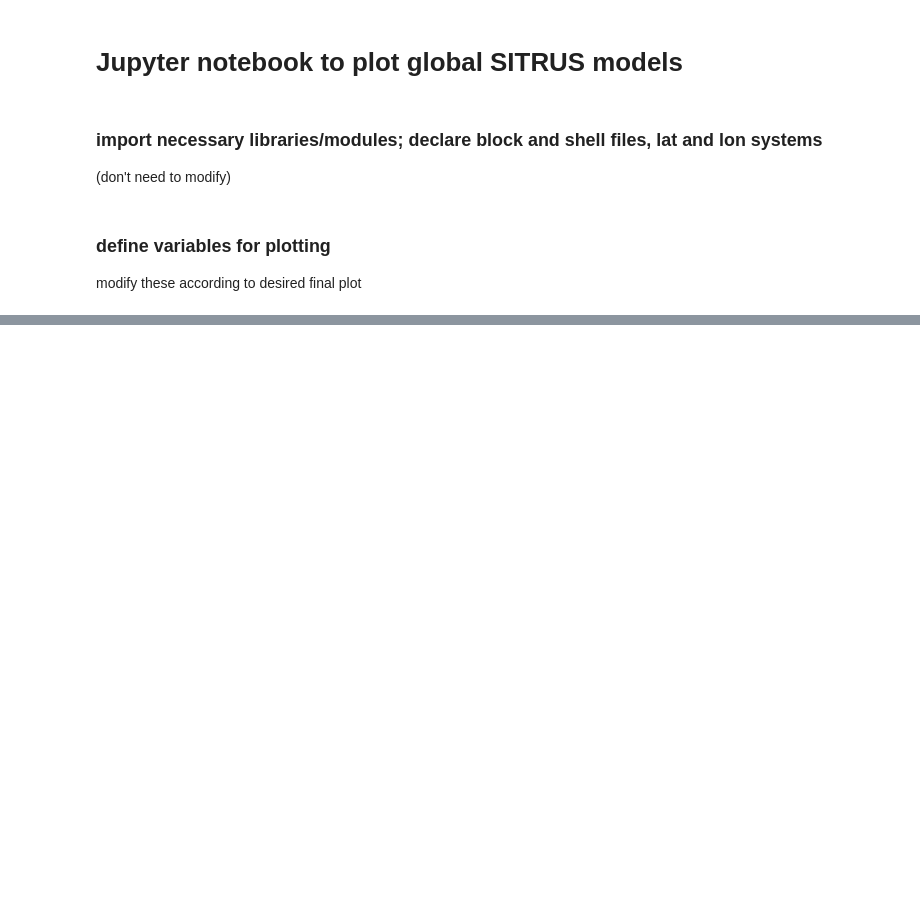
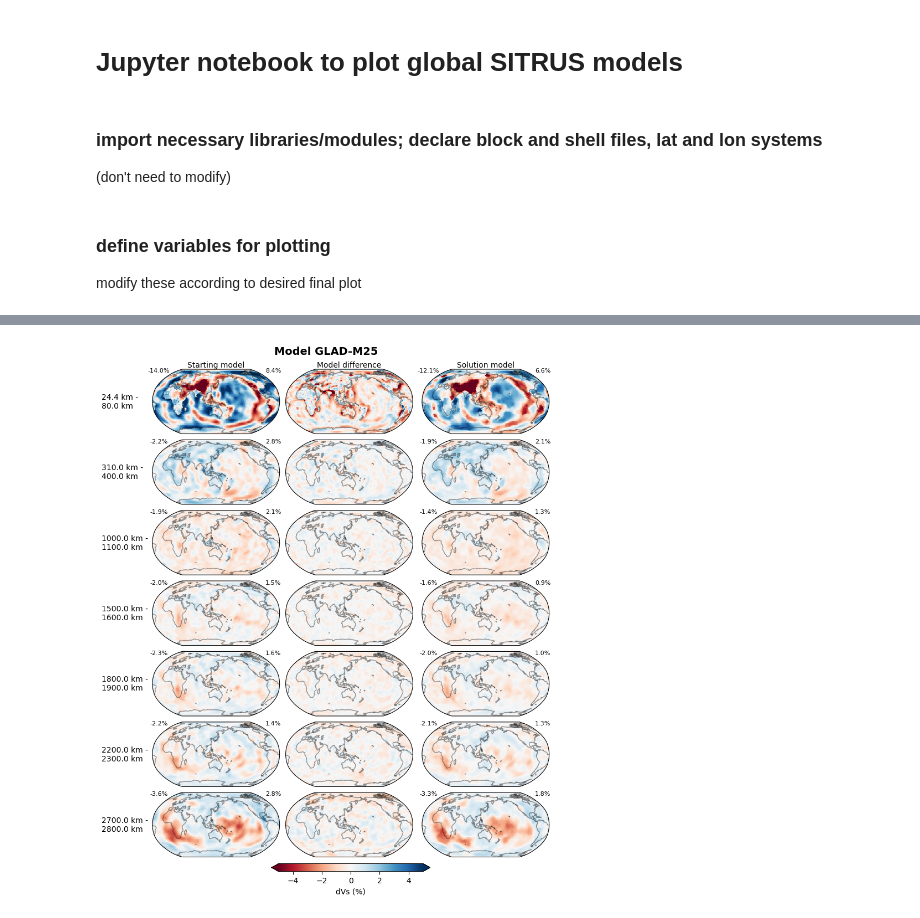
Before and after one commit to claire-richardson/SITRUS, a Jupyter notebook: plot_models.ipynb, the cells around one changed output, grey strips where cells are left out. Drawn from its saved outputs; the diff is of its cells as text; code cells hidden in the pictures; blank space fills up the shorter version.

```diff
--- a/plot_models.ipynb
+++ b/plot_models.ipynb
@@ -109,0 +249,65 @@ Wall time: 3.97 s
+# %%
+%%time
+fig = plt.figure(figsize = (8.2, 10), constrained_layout = True)
+plot_idx = 1
+
+for shell in shells_to_plot:
+    df_starting_shell = pd.read_csv(f'./models/{type_of_model}/{model_to_plot}_update/{model_to_plot}_grid_registered.csv')
+    df_updated_shell = pd.read_csv(f'./models/{type_of_model}/{model_to_plot}_update/{model_pid}_update/{layer}/{iteration}/{model_to_plot}_updated_model_itr_{iteration.split("_")[-1]}.csv')
+
+    df_starting_shell = df_starting_shell.loc[df_starting_shell['SHELL#'] == shell]
+    df_updated_shell = df_updated_shell.loc[df_updated_shell['SHELL#'] == shell]
+
+    st_dvs = mod_plot.shell_grid_register(df_starting_shell, model_header, plot_increment, plot_increment)
+    up_dvs = mod_plot.shell_grid_register(df_updated_shell, model_header, plot_increment, plot_increment)
+
+    diff_dvs = up_dvs - st_dvs
+
+    shell_dims = mod_database.get_shell_info(shell)
+    shell_top_depth = shell_dims[1]
+    shell_bottom_depth = shell_dims[3]
+
+    ax1 = fig.add_subplot(len(shells_to_plot), 3, plot_idx, projection = ccrs.Robinson(central_longitude = central_lon))
+    ax1.set_global()
+    im1 = ax1.pcolormesh(lons, lats, st_dvs, shading = 'flat', transform = ccrs.PlateCarree(), cmap = tomography_colormap, vmin = -bar_val, vmax = bar_val)
+    ax1.coastlines(alpha = coastline_transparency)
+    ax1.annotate(f'{shell_top_depth} km -\n{shell_bottom_depth} km', va = 'center', xy = (-0.4, 0.5), xycoords = 'axes fraction', fontsize = 10)
+    ax1.annotate(f'{round(np.amin(st_dvs), 1)}%', xy = (0.05, 0.95), ha = 'center', xycoords = 'axes fraction', fontsize = 8)
+    ax1.annotate(f'{round(np.amax(st_dvs), 1)}%', xy = (0.95, 0.95), ha = 'center', xycoords = 'axes fraction', fontsize = 8)
+    if shell == shells_to_plot[0]:
+        ax1.annotate(f'Starting model', ha = 'center', xy = (0.5, 1.03), xycoords = 'axes fraction', fontsize = 10)
+    plot_idx += 1
+
+    ax2 = fig.add_subplot(len(shells_to_plot), 3, plot_idx, projection = ccrs.Robinson(central_longitude = central_lon))
+    ax2.set_global()
+    im2 = ax2.pcolormesh(lons, lats, diff_dvs, shading = 'flat', transform = ccrs.PlateCarree(), cmap = tomography_colormap, vmin = -bar_val, vmax = bar_val)
+    ax2.coastlines(alpha = coastline_transparency)
+    if shell == shells_to_plot[0]:
+        ax2.annotate(f'Model difference', ha = 'center', xy = (0.5, 1.03), xycoords = 'axes fraction', fontsize = 10)
+    plot_idx += 1
+
+    ax3 = fig.add_subplot(len(shells_to_plot), 3, plot_idx, projection = ccrs.Robinson(central_longitude = central_lon))
+    ax3.set_global()
+    im3 = ax3.pcolormesh(lons, lats, up_dvs, shading = 'flat', transform = ccrs.PlateCarree(), cmap = tomography_colormap, vmin = -bar_val, vmax = bar_val)
+    ax3.coastlines(alpha = coastline_transparency)
+    ax3.annotate(f'{round(np.amin(up_dvs), 1)}%', xy = (0.05, 0.95), ha = 'center', xycoords = 'axes fraction', fontsize = 8)
+    ax3.annotate(f'{round(np.amax(up_dvs), 1)}%', xy = (0.95, 0.95), ha = 'center', xycoords = 'axes fraction', fontsize = 8)
+    if shell == shells_to_plot[0]:
+        ax3.annotate(f'Solution model', ha = 'center', xy = (0.5, 1.03), xycoords = 'axes fraction', fontsize = 10)
+    plot_idx += 1
+
+fig.suptitle(f'Model {model_to_plot.split("_")[0]}', fontsize = 14, fontweight = 'bold')
+cbar_tomo = fig.colorbar(im1, ax = [ax1, ax2, ax3], orientation = 'horizontal', shrink = 0.4, pad = 0.1, extend = 'both')
+cbar_tomo.ax.tick_params(labelsize = 10)
+
+if type_of_model == 'S':
+    cbar_tomo.ax.set_xlabel('dVs (%)', size = 10)
+elif type_of_model == 'P':
+    cbar_tomo.ax.set_xlabel('dVp (%)', size = 10)
+;
+
+if save_png == True:
+    fig.savefig(f'./models/{type_of_model}/{model_to_plot}_update/{model_pid}_update/{model_to_plot}_starting_difference_solution_{perturbation_colorbar_max}%_to_{perturbation_colorbar_min}%.png', transparent = True, dpi = 300)
+if save_svg == True:
+    fig.savefig(f'./models/{type_of_model}/{model_to_plot}_update/{model_pid}_update/{model_to_plot}_starting_difference_solution_{perturbation_colorbar_max}%_to_{perturbation_colorbar_min}%.svg')
+# %% [output]
@@ -109,0 +316 @@ Wall time: 3.97 s
+[figure, added]
```
Also changed, not shown: parts of 9 cells of this notebook, 5 other files.
